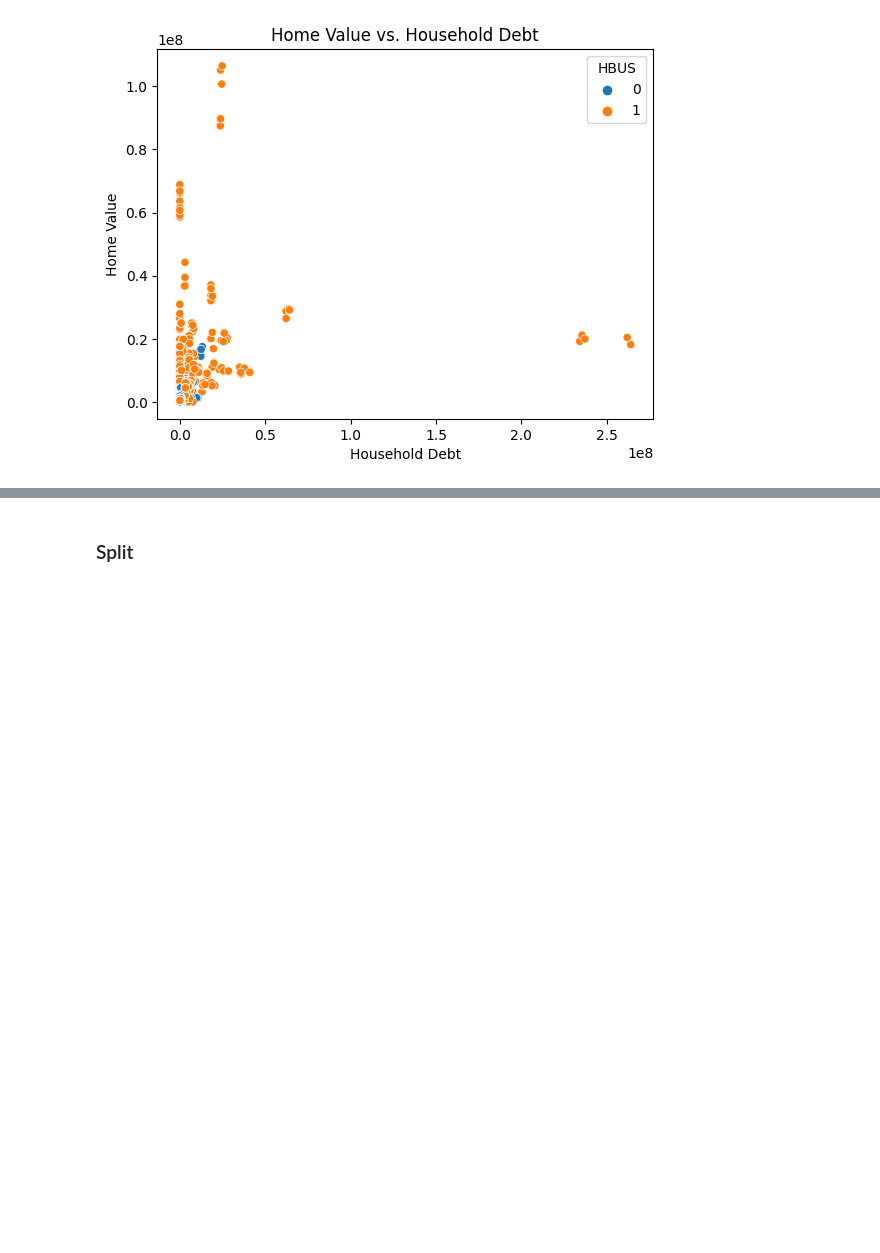
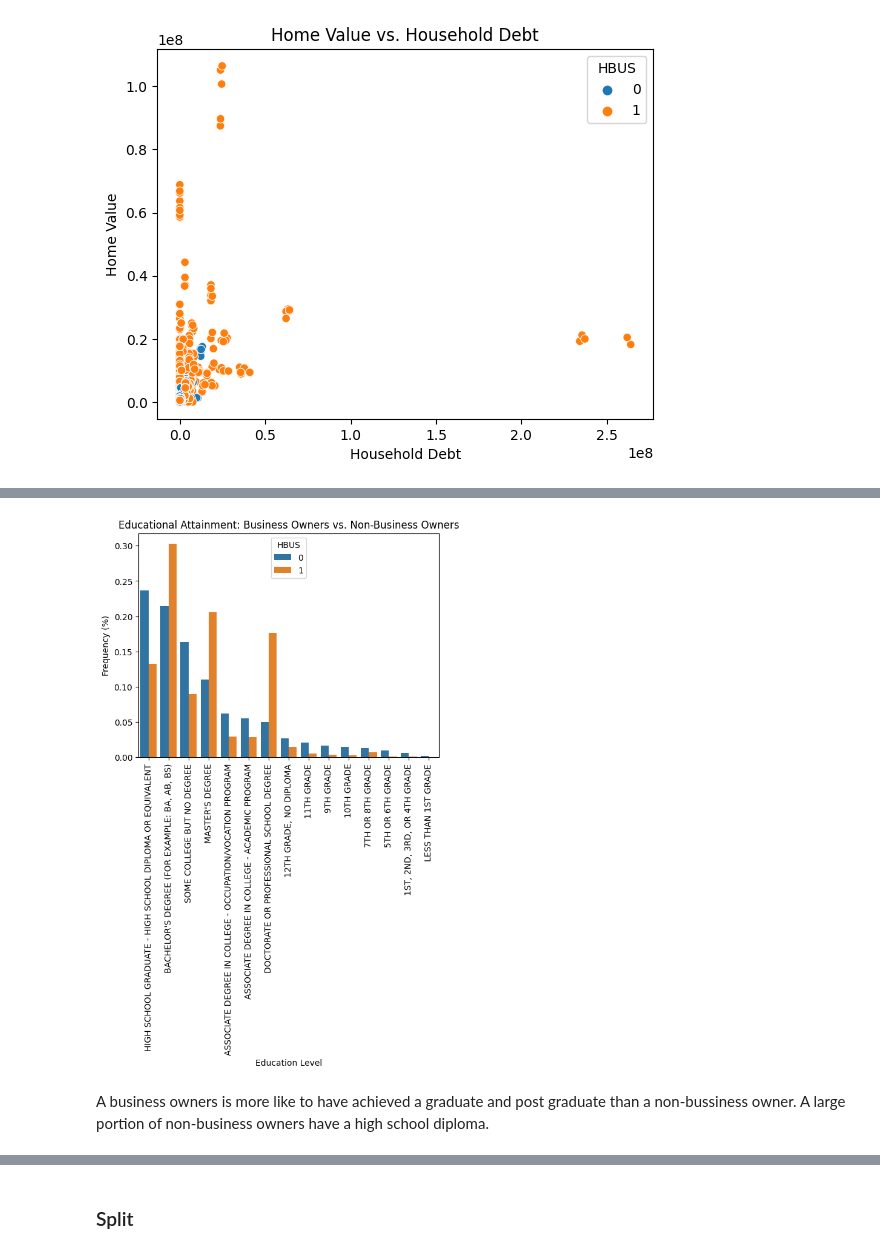
Before and after one commit to noelogbuagu/Data_Science_Portfolio, a Jupyter notebook: 6_Customer_Segmentation/notebook.ipynb, the cells around one changed output, grey strips where cells are left out. Saved outputs shown, nothing was run; the diff lists cells and outputs as text; code cells hidden in the pictures; blank space fills up the shorter version.

```diff
--- a/6_Customer_Segmentation/notebook.ipynb
+++ b/6_Customer_Segmentation/notebook.ipynb
@@ -106,0 +194,31 @@ plt.title("Home Value vs. Household Debt");
+# %%
+# create educational replacement dictionary
+educ_dict = {
+    -1: "LESS THAN 1ST GRADE",
+    1: "1ST, 2ND, 3RD, OR 4TH GRADE",
+    2: "5TH OR 6TH GRADE",
+    3: "7TH OR 8TH GRADE",
+    4: "9TH GRADE",
+    5: "10TH GRADE",
+    6: "11TH GRADE",
+    7: "12TH GRADE, NO DIPLOMA",
+    8: "HIGH SCHOOL GRADUATE - HIGH SCHOOL DIPLOMA OR EQUIVALENT",
+    9: "SOME COLLEGE BUT NO DEGREE",
+    10: "ASSOCIATE DEGREE IN COLLEGE - OCCUPATION/VOCATION PROGRAM",
+    11: "ASSOCIATE DEGREE IN COLLEGE - ACADEMIC PROGRAM",
+    12: "BACHELOR'S DEGREE (FOR EXAMPLE: BA, AB, BS)",
+    13: "MASTER'S DEGREE",
+    14: "DOCTORATE OR PROFESSIONAL SCHOOL DEGREE"
+}
+
+# calculate
+df_educ = (
+    df['EDUC']
+    .replace(educ_dict)
+    .groupby(df['HBUS'])
+    .value_counts(normalize=True)
+    .rename('frequency')
+    .to_frame()
+    .reset_index()
+)
+df_educ.head()
@@ -106,0 +232,16 @@ plt.title("Home Value vs. Household Debt");
+# %%
+# Create bar chart of `df_educ`
+sns.barplot(
+    x = 'EDUC',
+    y = 'frequency',
+    data = df_educ,
+    hue = 'HBUS'
+)
+plt.xlabel("Education Level")
+plt.ylabel("Frequency (%)")
+plt.xticks(rotation=90)
+plt.title("Educational Attainment: Business Owners vs. Non-Business Owners");
+# %% [output]
+[figure, added]
+# %% [markdown]
+A business owners is more like to have achieved a graduate and post graduate than a non-bussiness owner. A large portion of non-business owners have a high school diploma.
```
Also changed, not shown: parts of 19 cells of this notebook.
